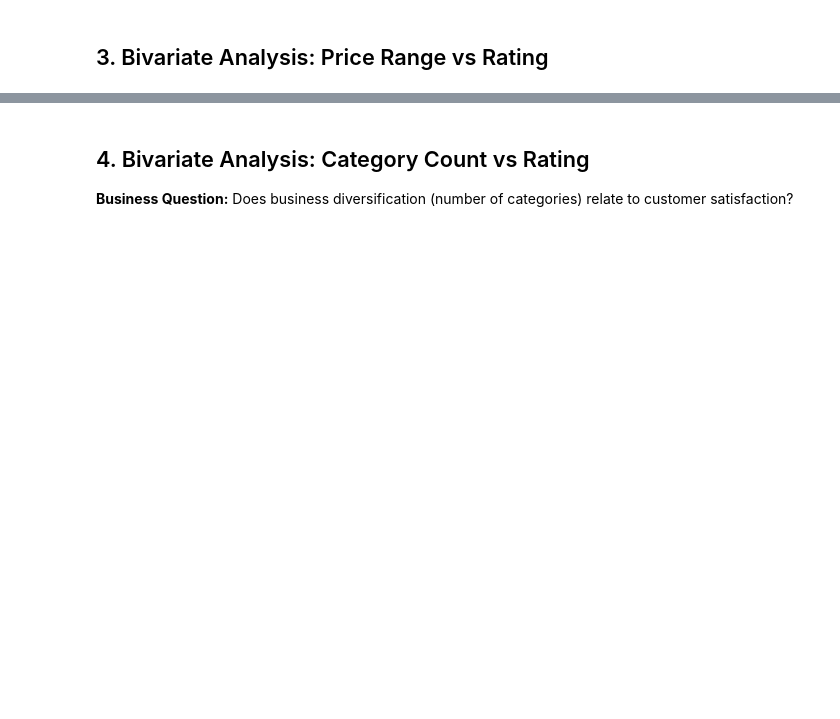
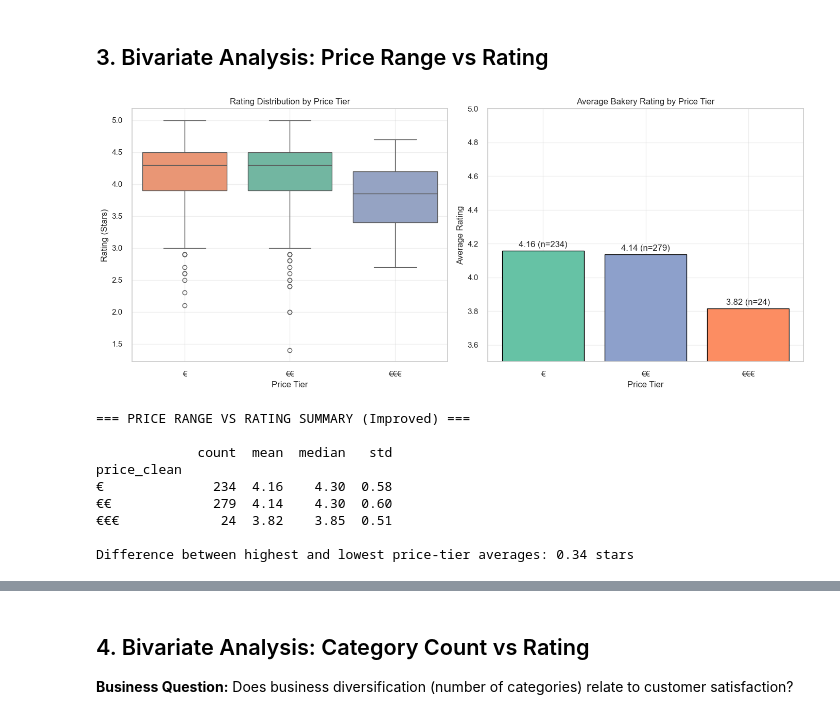
Before and after one commit to vialsiu/irish-bakery-data-science-project, a Jupyter notebook: notebooks/DataAnalysis.ipynb, the cells around one changed output, grey strips where cells are left out. Drawn from its saved outputs; the diff is of its cells as text; code cells hidden in the pictures; blank space fills up the shorter version.

```diff
--- a/notebooks/DataAnalysis.ipynb
+++ b/notebooks/DataAnalysis.ipynb
@@ -1037,2 +1302,82 @@ Mature, quality-focused market with standardized mid-range pricing, clear engage
 # %% [markdown]
 ## 3. Bivariate Analysis: Price Range vs Rating
+# %%
+# 3. Price Range vs Rating — Improved Version
+
+plt.figure(figsize=(14, 6))
+
+# Order tiers logically
+price_order = ['€', '€€', '€€€']
+
+# 1. Boxplot
+plt.subplot(1, 2, 1)
+
+sns.boxplot(
+    data=df_clean,
+    x='price_clean',
+    y='rating_final',
+    hue='price_clean',
+    palette='Set2',
+    order=price_order,
+    legend=False
+)
+
+plt.xlabel('Price Tier')
+plt.ylabel('Rating (Stars)')
+plt.title('Rating Distribution by Price Tier')
+plt.grid(True, alpha=0.3)
+
+# 2. Bar Chart with Counts
+plt.subplot(1, 2, 2)
+
+mean_ratings = (
+    df_clean.groupby('price_clean')['rating_final']
+    .mean()
+    .reindex(price_order)
+)
+
+counts = df_clean['price_clean'].value_counts().reindex(price_order)
+
+bars = plt.bar(
+    price_order,
+    mean_ratings.values,
+    color=['#66c2a5', '#8da0cb', '#fc8d62'],
+    edgecolor='black'
+)
+
+plt.ylim(3.5, 5)
+plt.xlabel('Price Tier')
+plt.ylabel('Average Rating')
+plt.title('Average Bakery Rating by Price Tier')
+
+# Add mean + sample size labels
+for bar, mean, count in zip(bars, mean_ratings.values, counts.values):
+    height = bar.get_height()
+    plt.text(bar.get_x() + bar.get_width()/2,
+             height + 0.02,
+             f"{mean:.2f} (n={count})",
+             ha='center')
+
+plt.grid(True, alpha=0.3)
+plt.tight_layout()
+plt.show()
+
+# Summary Stats
+print("=== PRICE RANGE VS RATING SUMMARY (Improved) ===\n")
+print(df_clean.groupby('price_clean')['rating_final'].agg(
+    ['count', 'mean', 'median', 'std']
+).reindex(price_order).round(2))
+
+diff = mean_ratings.max() - mean_ratings.min()
+print(f"\nDifference between highest and lowest price-tier averages: {diff:.2f} stars")
+# %% [output]
+[figure, added]
+=== PRICE RANGE VS RATING SUMMARY (Improved) ===
+
+             count  mean  median   std
+price_clean
+€              234  4.16    4.30  0.58
+€€             279  4.14    4.30  0.60
+€€€             24  3.82    3.85  0.51
+
+Difference between highest and lowest price-tier averages: 0.34 stars
```
Also changed, not shown: parts of 13 cells of this notebook.
